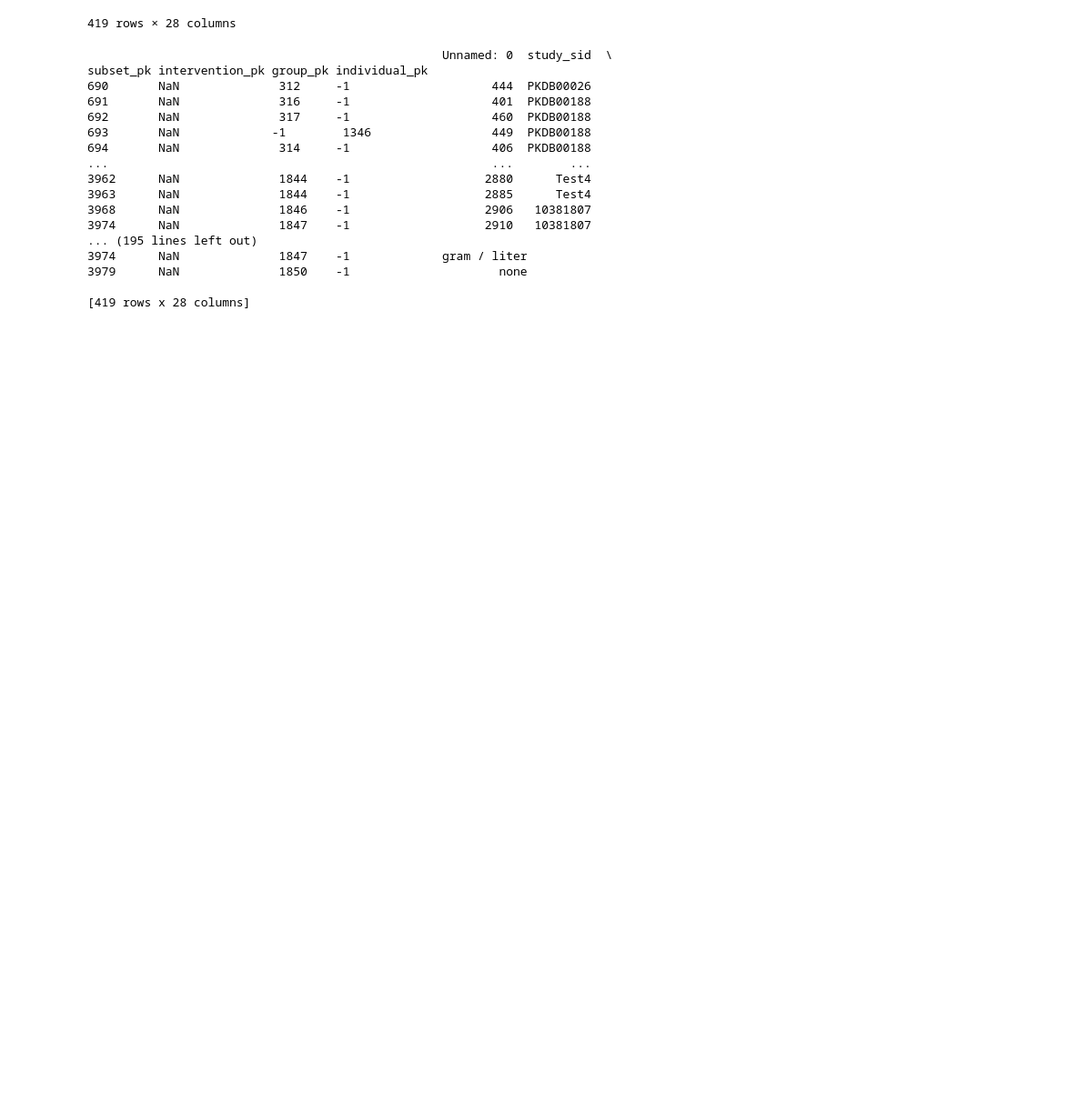
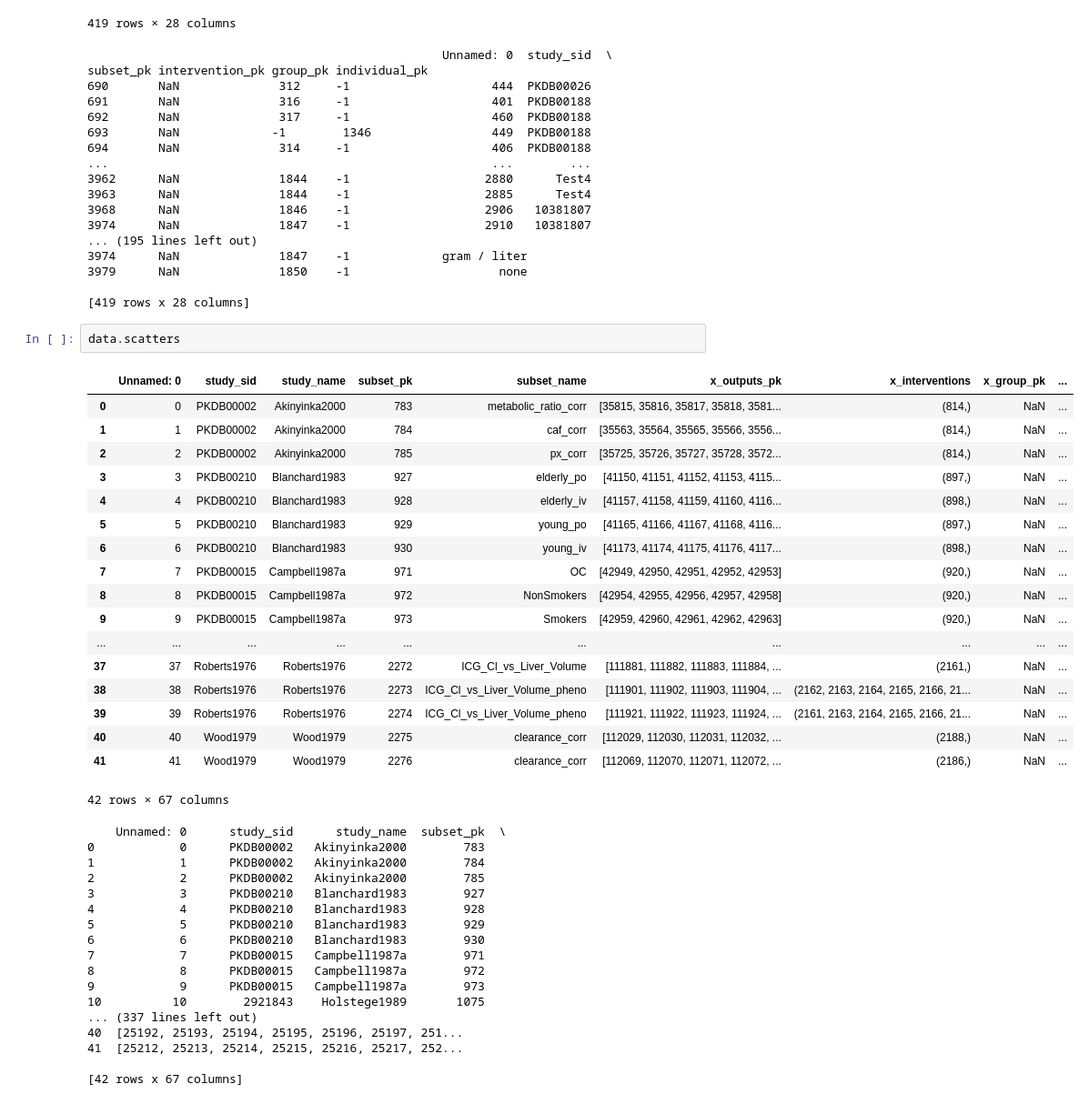
Before and after one commit to matthiaskoenig/pkdb_analysis, a Jupyter notebook: docs_builder/notebooks/data_examples.ipynb, the cells around one changed output. Shown at 91% size. Saved outputs shown, nothing was run; the diff lists cells and outputs as text; blank space fills up the shorter version.

```diff
--- a/docs_builder/notebooks/data_examples.ipynb
+++ b/docs_builder/notebooks/data_examples.ipynb
@@ -351,3 +356,41 @@ subset_pk intervention_pk group_pk individual_pk
 3979      NaN              1850    -1                     none
 
 [419 rows x 28 columns]
+# %%
+data.scatters
+# %% [output]
+|  | Unnamed: 0 | study_sid | study_name | subset_pk | subset_name | x_outputs_pk | x_interventions | x_group_pk | ... |
+| 0 | 0 | PKDB00002 | Akinyinka2000 | 783 | metabolic_ratio_corr | [35815, 35816, 35817, 35818, 3581... | (814,) | NaN | ... |
+| 1 | 1 | PKDB00002 | Akinyinka2000 | 784 | caf_corr | [35563, 35564, 35565, 35566, 3556... | (814,) | NaN | ... |
+| 2 | 2 | PKDB00002 | Akinyinka2000 | 785 | px_corr | [35725, 35726, 35727, 35728, 3572... | (814,) | NaN | ... |
+| 3 | 3 | PKDB00210 | Blanchard1983 | 927 | elderly_po | [41150, 41151, 41152, 41153, 4115... | (897,) | NaN | ... |
+| 4 | 4 | PKDB00210 | Blanchard1983 | 928 | elderly_iv | [41157, 41158, 41159, 41160, 4116... | (898,) | NaN | ... |
+| 5 | 5 | PKDB00210 | Blanchard1983 | 929 | young_po | [41165, 41166, 41167, 41168, 4116... | (897,) | NaN | ... |
+| 6 | 6 | PKDB00210 | Blanchard1983 | 930 | young_iv | [41173, 41174, 41175, 41176, 4117... | (898,) | NaN | ... |
+| 7 | 7 | PKDB00015 | Campbell1987a | 971 | OC | [42949, 42950, 42951, 42952, 42953] | (920,) | NaN | ... |
+| 8 | 8 | PKDB00015 | Campbell1987a | 972 | NonSmokers | [42954, 42955, 42956, 42957, 42958] | (920,) | NaN | ... |
+| 9 | 9 | PKDB00015 | Campbell1987a | 973 | Smokers | [42959, 42960, 42961, 42962, 42963] | (920,) | NaN | ... |
+| ... | ... | ... | ... | ... | ... | ... | ... | ... | ... |
+| 37 | 37 | Roberts1976 | Roberts1976 | 2272 | ICG_Cl_vs_Liver_Volume | [111881, 111882, 111883, 111884, ... | (2161,) | NaN | ... |
+| 38 | 38 | Roberts1976 | Roberts1976 | 2273 | ICG_Cl_vs_Liver_Volume_pheno | [111901, 111902, 111903, 111904, ... | (2162, 2163, 2164, 2165, 2166, 21... | NaN | ... |
+| 39 | 39 | Roberts1976 | Roberts1976 | 2274 | ICG_Cl_vs_Liver_Volume_pheno | [111921, 111922, 111923, 111924, ... | (2161, 2163, 2164, 2165, 2166, 21... | NaN | ... |
+| 40 | 40 | Wood1979 | Wood1979 | 2275 | clearance_corr | [112029, 112030, 112031, 112032, ... | (2188,) | NaN | ... |
+| 41 | 41 | Wood1979 | Wood1979 | 2276 | clearance_corr | [112069, 112070, 112071, 112072, ... | (2186,) | NaN | ... |
+42 rows × 67 columns
+    Unnamed: 0      study_sid      study_name  subset_pk  \
+0            0      PKDB00002   Akinyinka2000        783
+1            1      PKDB00002   Akinyinka2000        784
+2            2      PKDB00002   Akinyinka2000        785
+3            3      PKDB00210   Blanchard1983        927
+4            4      PKDB00210   Blanchard1983        928
+5            5      PKDB00210   Blanchard1983        929
+6            6      PKDB00210   Blanchard1983        930
+7            7      PKDB00015   Campbell1987a        971
+8            8      PKDB00015   Campbell1987a        972
+9            9      PKDB00015   Campbell1987a        973
+10          10        2921843    Holstege1989       1075
+... (337 lines left out)
+40  [25192, 25193, 25194, 25195, 25196, 25197, 251...
+41  [25212, 25213, 25214, 25215, 25216, 25217, 252...
+
+[42 rows x 67 columns]
```
Also changed, not shown: parts of 4 cells of this notebook, 9 other files.
